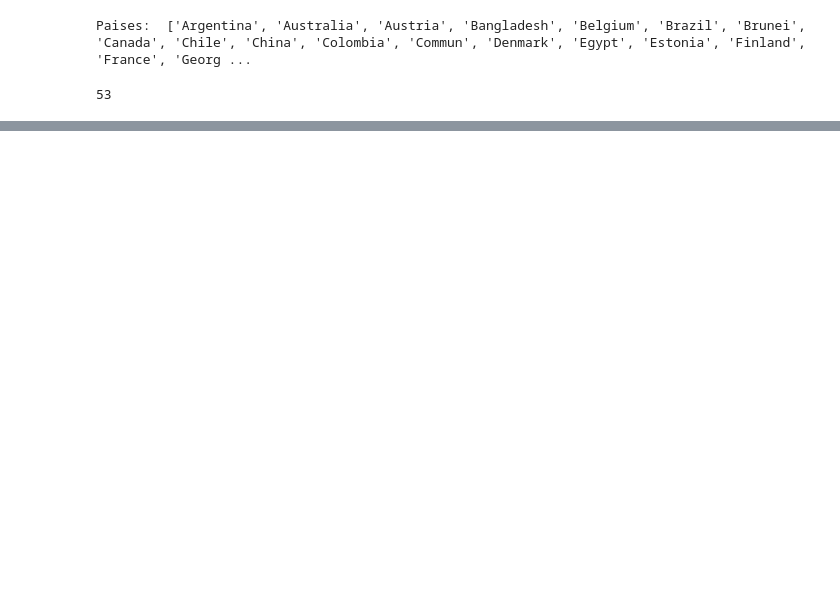
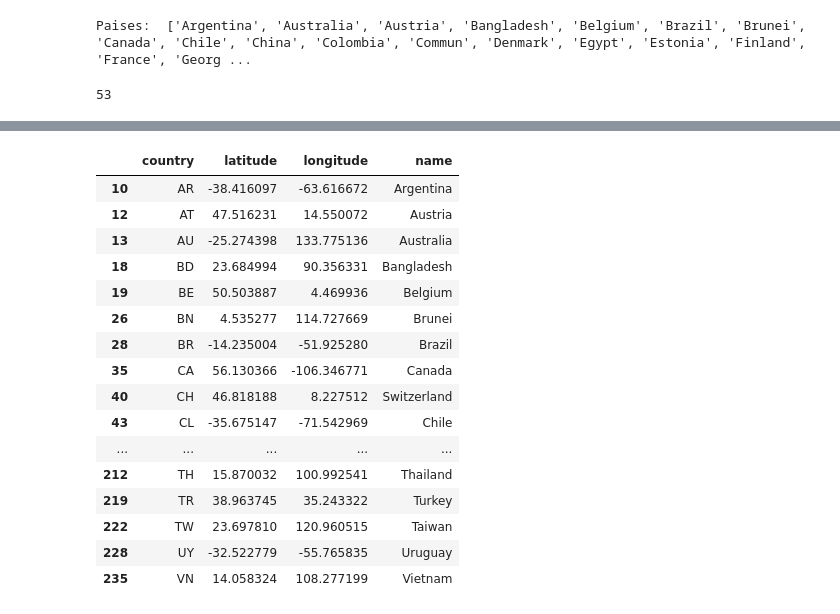
Before and after one commit to Liz199820/TAREA-5-T5_Mapa-de-Ciencia, a Jupyter notebook: Gravitydriven.ipynb, the cells around one changed output, grey strips where cells are left out. Drawn from its saved outputs; the diff is of its cells as text; code cells hidden in the pictures; blank space fills up the shorter version.

```diff
--- a/Gravitydriven.ipynb
+++ b/Gravitydriven.ipynb
@@ -70,0 +64,22 @@ data.head(17)
+# %%
+# Para asignar las ubicaciones geográfica de los centroides de cada país (latitud y longitud)
+data = data[data.name.isin(From)]
+data.head(53)
+# %% [output]
+|  | country | latitude | longitude | name |
+| 10 | AR | -38.416097 | -63.616672 | Argentina |
+| 12 | AT | 47.516231 | 14.550072 | Austria |
+| 13 | AU | -25.274398 | 133.775136 | Australia |
+| 18 | BD | 23.684994 | 90.356331 | Bangladesh |
+| 19 | BE | 50.503887 | 4.469936 | Belgium |
+| 26 | BN | 4.535277 | 114.727669 | Brunei |
+| 28 | BR | -14.235004 | -51.925280 | Brazil |
+| 35 | CA | 56.130366 | -106.346771 | Canada |
+| 40 | CH | 46.818188 | 8.227512 | Switzerland |
+| 43 | CL | -35.675147 | -71.542969 | Chile |
+| ... | ... | ... | ... | ... |
+| 212 | TH | 15.870032 | 100.992541 | Thailand |
+| 219 | TR | 38.963745 | 35.243322 | Turkey |
+| 222 | TW | 23.697810 | 120.960515 | Taiwan |
+| 228 | UY | -32.522779 | -55.765835 | Uruguay |
+| 235 | VN | 14.058324 | 108.277199 | Vietnam |
```
Also changed, not shown: parts of 7 cells of this notebook.
